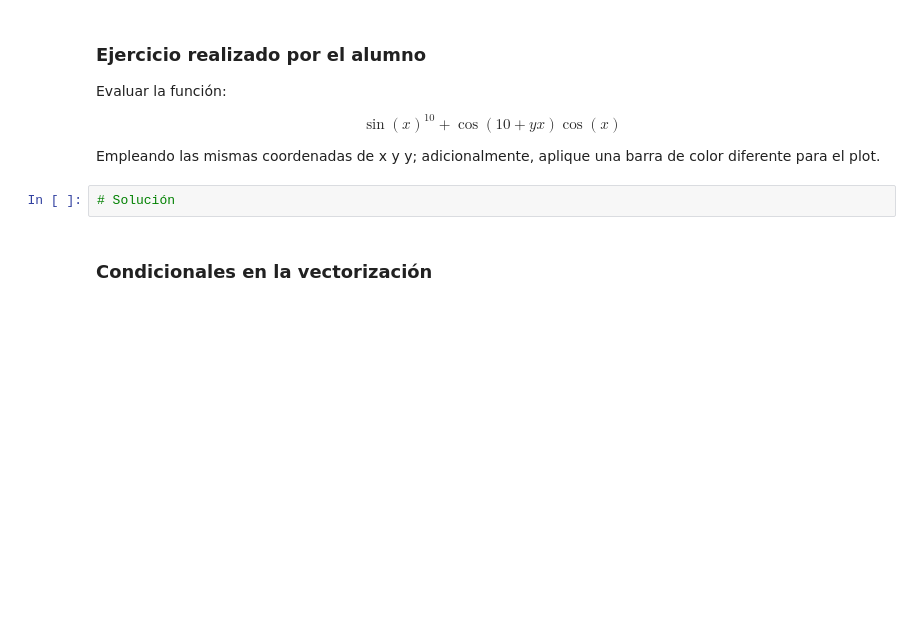
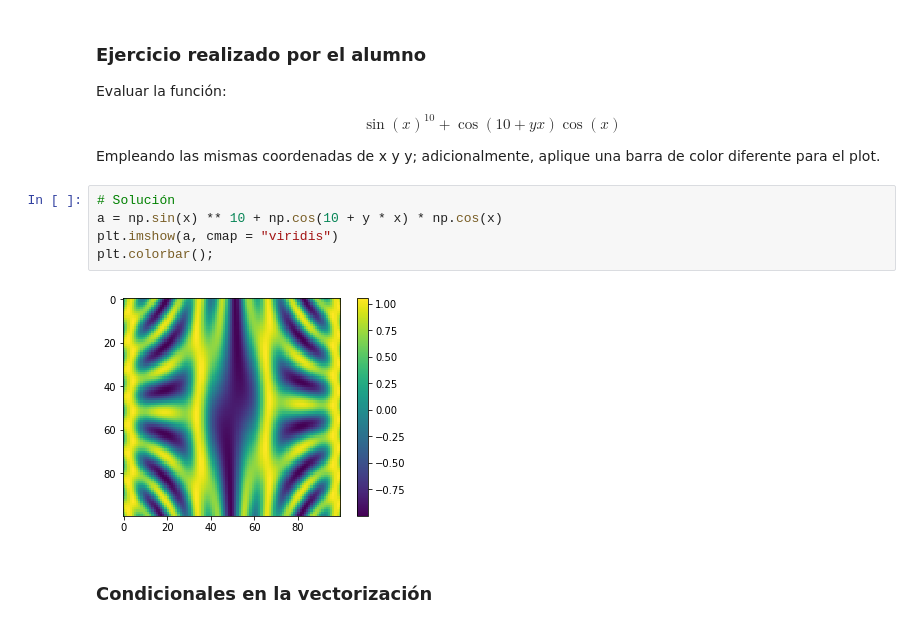
Before and after one commit to JuanAcevedoEcon/Data-Analysis-and-Intro-to-ML, a Jupyter notebook: Session 2/Sesión 2 (Uso de la vectorización e introducción a Pandas).ipynb, the cells around one changed output. Saved outputs shown, nothing was run; the diff lists cells and outputs as text; blank space fills up the shorter version.

```diff
--- a/Session 2/Sesión 2 (Uso de la vectorización e introducción a Pandas).ipynb
+++ b/Session 2/Sesión 2 (Uso de la vectorización e introducción a Pandas).ipynb
@@ -60,8 +155,13 @@ Evaluar la función:
 $$\sin(x)^{10} + \cos(10 + yx) \cos(x)$$
 
 Empleando las mismas coordenadas de x y y; adicionalmente, aplique una barra de color diferente para el plot.
-# %%
-# Solución
+# %%
+# Solución
+a = np.sin(x) ** 10 + np.cos(10 + y * x) * np.cos(x)
+plt.imshow(a, cmap = "viridis")
+plt.colorbar();
+# %% [output]
+[figure, added]
 # %% [markdown]
 ### Condicionales en la vectorización
 # %%
```
Also changed, not shown: parts of 46 cells of this notebook, 1 other file.
